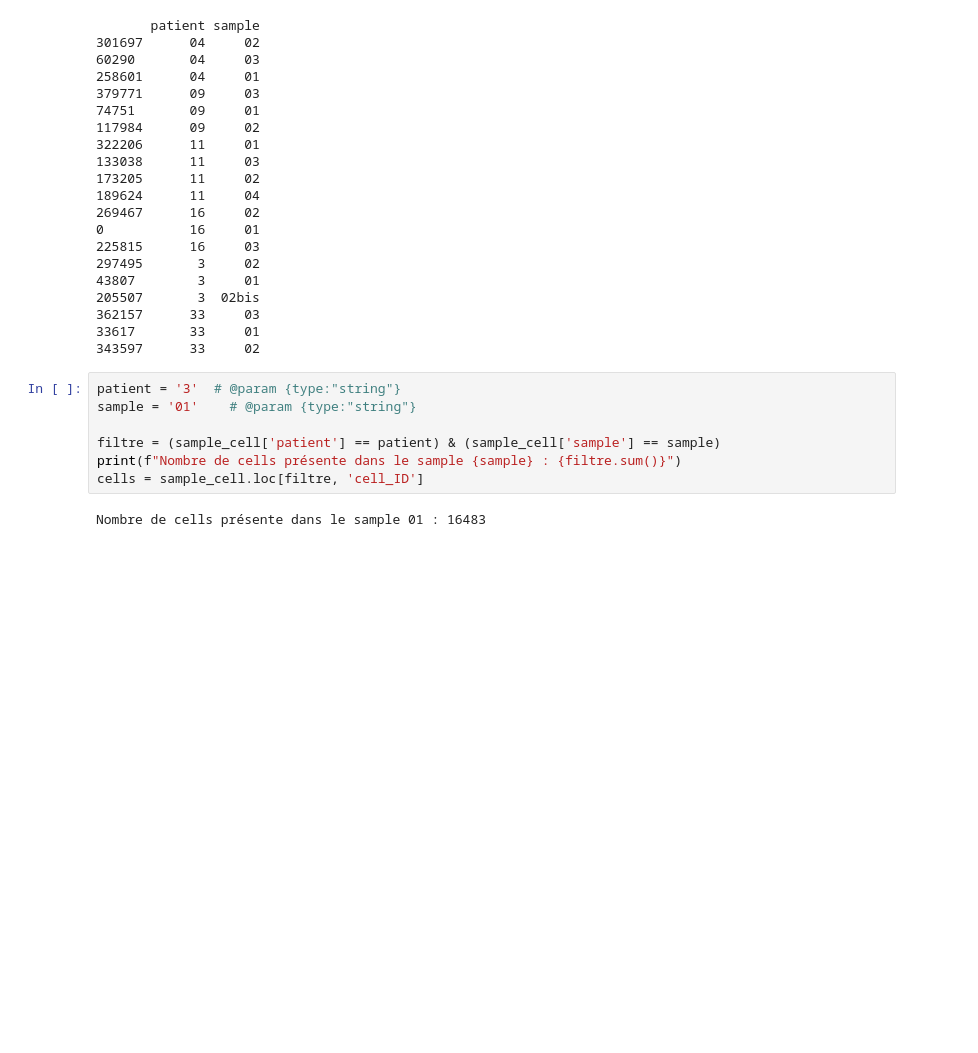
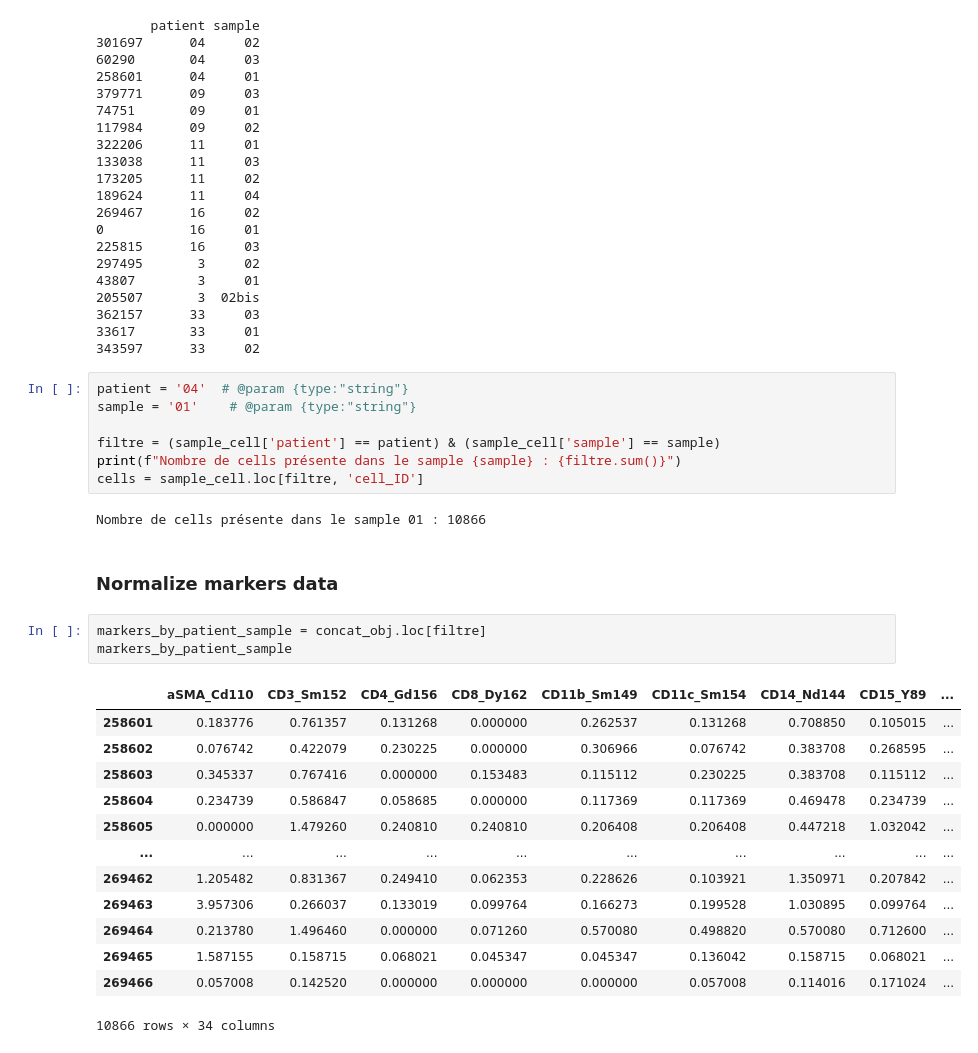
Before and after one commit to VeraPancaldiLab/MOSNA_GUI, a Jupyter notebook: mosna_analysis.ipynb, the cells around one changed output. Drawn from its saved outputs; the diff is of its cells as text; blank space fills up the shorter version.

```diff
--- a/mosna_analysis.ipynb
+++ b/mosna_analysis.ipynb
@@ -155,11 +181,30 @@ print(sample_cell[['patient','sample']].drop_duplicates().sort_values(by='patien
 33617       33     01
 343597      33     02
 # %%
-patient = '3'  # @param {type:"string"}
+patient = '04'  # @param {type:"string"}
 sample = '01'    # @param {type:"string"}
 
 filtre = (sample_cell['patient'] == patient) & (sample_cell['sample'] == sample)
 print(f"Nombre de cells présente dans le sample {sample} : {filtre.sum()}")
 cells = sample_cell.loc[filtre, 'cell_ID']
 # %% [output]
-Nombre de cells présente dans le sample 01 : 16483
+Nombre de cells présente dans le sample 01 : 10866
+# %% [markdown]
+### Normalize markers data
+# %%
+markers_by_patient_sample = concat_obj.loc[filtre]
+markers_by_patient_sample
+# %% [output]
+|  | aSMA_Cd110 | CD3_Sm152 | CD4_Gd156 | CD8_Dy162 | CD11b_Sm149 | CD11c_Sm154 | CD14_Nd144 | CD15_Y89 | ... |
+| 258601 | 0.183776 | 0.761357 | 0.131268 | 0.000000 | 0.262537 | 0.131268 | 0.708850 | 0.105015 | ... |
+| 258602 | 0.076742 | 0.422079 | 0.230225 | 0.000000 | 0.306966 | 0.076742 | 0.383708 | 0.268595 | ... |
+| 258603 | 0.345337 | 0.767416 | 0.000000 | 0.153483 | 0.115112 | 0.230225 | 0.383708 | 0.115112 | ... |
+| 258604 | 0.234739 | 0.586847 | 0.058685 | 0.000000 | 0.117369 | 0.117369 | 0.469478 | 0.234739 | ... |
+| 258605 | 0.000000 | 1.479260 | 0.240810 | 0.240810 | 0.206408 | 0.206408 | 0.447218 | 1.032042 | ... |
+| ... | ... | ... | ... | ... | ... | ... | ... | ... | ... |
+| 269462 | 1.205482 | 0.831367 | 0.249410 | 0.062353 | 0.228626 | 0.103921 | 1.350971 | 0.207842 | ... |
+| 269463 | 3.957306 | 0.266037 | 0.133019 | 0.099764 | 0.166273 | 0.199528 | 1.030895 | 0.099764 | ... |
+| 269464 | 0.213780 | 1.496460 | 0.000000 | 0.071260 | 0.570080 | 0.498820 | 0.570080 | 0.712600 | ... |
+| 269465 | 1.587155 | 0.158715 | 0.068021 | 0.045347 | 0.045347 | 0.136042 | 0.158715 | 0.068021 | ... |
+| 269466 | 0.057008 | 0.142520 | 0.000000 | 0.000000 | 0.000000 | 0.057008 | 0.114016 | 0.171024 | ... |
+10866 rows × 34 columns
```
Also changed, not shown: parts of 8 cells of this notebook, 1 other file.
